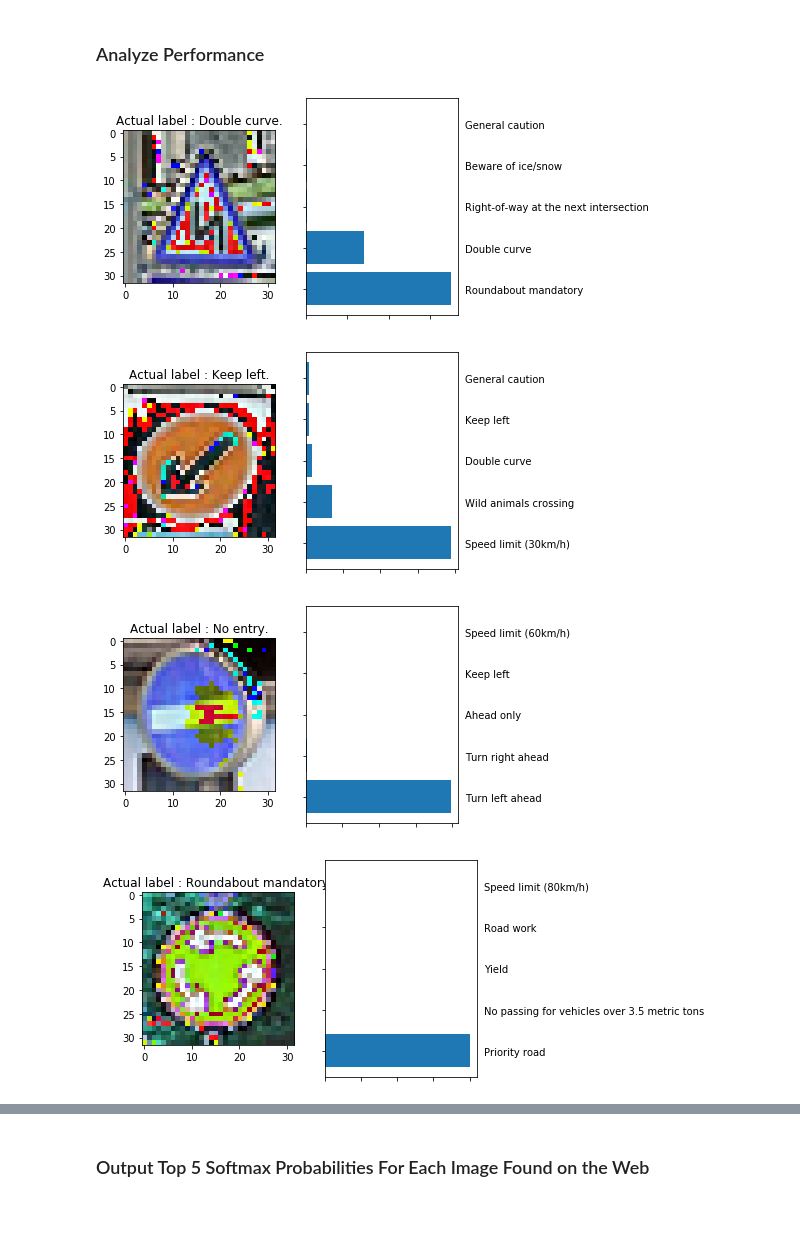
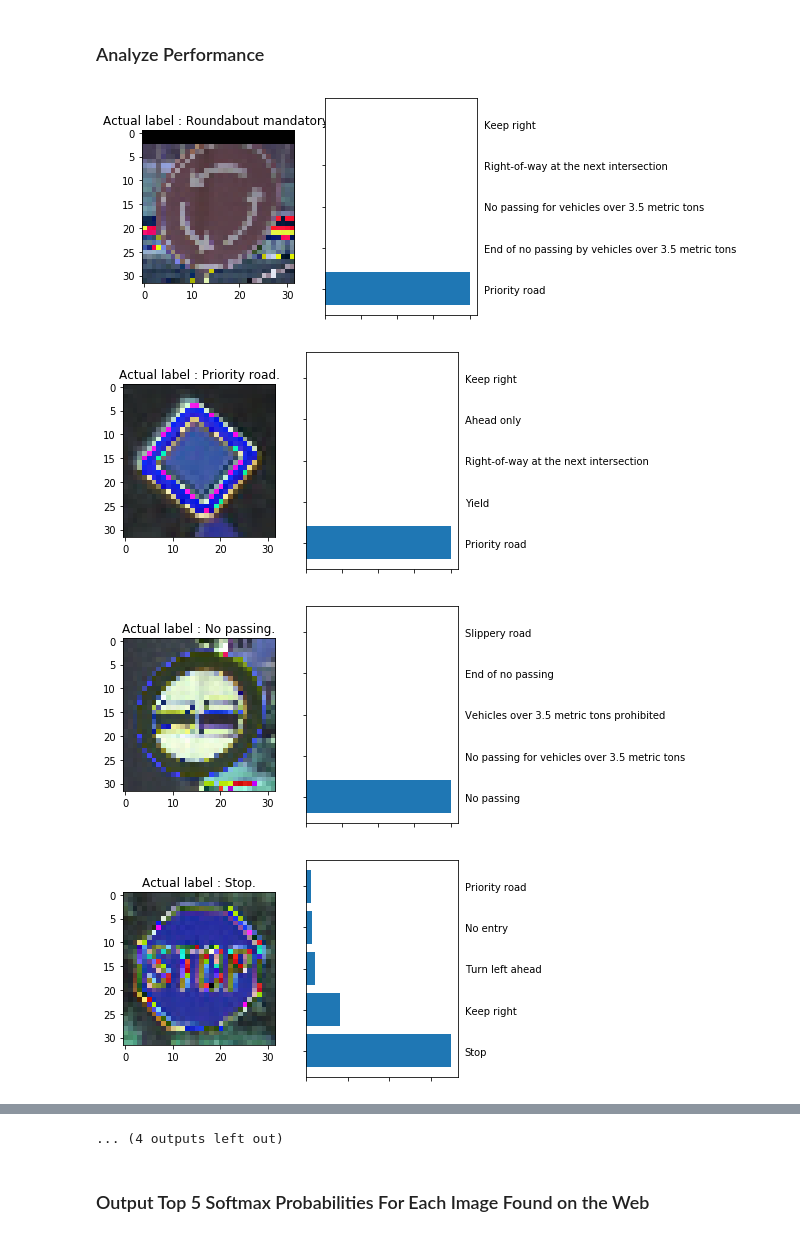
Before and after one commit to Labonneguigue/CarND-Traffic-Sign-Classifier-Project, a Jupyter notebook: Traffic_Sign_Classifier.ipynb, the cells around one changed output, grey strips where cells are left out. Drawn from its saved outputs; the diff is of its cells as text; code cells hidden in the pictures.

Commit message:
New test images and PPM test

```diff
--- a/Traffic_Sign_Classifier.ipynb
+++ b/Traffic_Sign_Classifier.ipynb
@@ -382,12 +385,15 @@ X_train_augmented_rotate = np.zeros(shape=(X_train.shape))
 for i in range(0, n_train):
     X_train_augmented_rotate[i] = augmentImageRotate(X_train[i], rectified_train_coords[i])
 print("Augmented.")
+# %%
+X_train_augmented = np.append(X_train_augmented, X_train_augmented_stretch, axis = 0)
+#X_train_augmented = np.append(X_train_augmented, X_train_augmented_rotate, axis = 0)
+y_train_augmented = np.append(y_train_augmented, y_train_augmented, axis = 0)
 # %%
-augment_dataset = 0
+augment_dataset = 1
 
 if augment_dataset:
     min_nb_img_per_class = 2000
-    cum_sum_nb_train = cumsum(nb_train)
 
     print("Size of the augmented training set : {}".format(X_train_augmented.shape[0]))
 
@@ -395,7 +401,7 @@ if augment_dataset:
         if (nb_train[Class] < min_nb_img_per_class):
             toBeAdded = min_nb_img_per_class - nb_train[Class]
             class_label = y_train[Class]
-            #X_train_augmented_2 = np.zeros(shape=(toBeAdded, X_train.shape[1], X_train.shape[2], X_train.shape[3]))
+            X_train_augmented_2 = np.zeros(shape=(toBeAdded, X_train.shape[1], X_train.shape[2], X_train.shape[3]))
             #y_train_augmented_2 = np.zeros(shape=(toBeAdded))
             while (toBeAdded > 0):
                 if Class == 0:
@@ -403,23 +409,23 @@ if augment_dataset:
                 else:
                     i = (toBeAdded % nb_train[Class]) + cum_sum_nb_train[Class-1]
                 #assert Class == y_train[i], "Class : {} , i : {} , y_train[i] {}".format(Class, i, y_train[i])
-                if (i%2==0):
+                #if (i%2==0):
                     #X_train_augmented_2[toBeAdded-1] = augmentImageRotate(X_train[i], rectified_train_coords[i])
                     #y_train_augmented_2[toBeAdded-1] = y_train[i]
-                    X_train_augmented = np.append(X_train_augmented, augmentImageRotate(X_train[i], rectified_train_coords[i])[np.newaxis], axis = 0)
-                else:
-                    #X_train_augmented_2[toBeAdded-1] = augmentImageStretch(X_train[i], rectified_train_coords[i])
+                    #X_train_augmented = np.append(X_train_augmented, augmentImageRotate(X_train[i], rectified_train_coords[i])[np.newaxis], axis = 0)
+                #else:
+                X_train_augmented_2[toBeAdded-1] = augmentImageStretch(X_train[i], rectified_train_coords[i])
                     #y_train_augmented_2[toBeAdded-1] = y_train[i]
-                    X_train_augmented = np.append(X_train_augmented, augmentImageStretch(X_train[i], rectified_train_coords[i])[np.newaxis], axis = 0)
+                #X_train_augmented = np.append(X_train_augmented, augmentImageStretch(X_train[i], rectified_train_coords[i])[np.newaxis], axis = 0)
                 #augmented = augmentImageStretch(X_train[i+1], rectified_train_coords[i+1])
                 #X_train_augmented = np.concatenate((X_train_augmented, [augmented]), axis=0)
                 #y_train_augmented = np.concatenate((y_train_augmented, [y_train[i+1]]))
                 toBeAdded -= 1
-            #X_train_augmented = np.concatenate((X_train_augmented, X_train_augmented_2), axis=0)
+            X_train_augmented = np.concatenate((X_train_augmented, X_train_augmented_2), axis=0)
             #y_train_augmented = np.concatenate((y_train_augmented, y_train_augmented_2), axis=0)
             # Fill the labels with the according label so that each image have their according label.
             y_train_augmented = np.append(y_train_augmented, np.full((X_train_augmented.shape[0] - y_train_augmented.shape[0]), class_label, dtype = int))
-
+            assert(X_train_augmented.shape[0] == y_train_augmented.shape[0])
             print("Class : {} , X_train_augmented_2.shape {}".format(Class, X_train_augmented_2.shape))
 
     print(y_train_augmented)
@@ -497,7 +506,7 @@ BATCH_SIZE = 128
 # Arguments used for tf.truncated_normal, randomly defines variables for the weights and biases for each layer
 mu = 0
 sigma = 0.1
-dropout = 0.70               #Dropout is the probability to keep the parameter -> avoid overfitting
+dropout = 0.50               #Dropout is the probability to keep the parameter -> avoid overfitting
 
 input_depth = 3
 
@@ -895,11 +870,15 @@ from PIL import Image
 import glob
 
 new_images = np.empty([0, 32, 32, 3], dtype = np.float32)
-for filename in glob.glob('new_images/*.png'):
-    image=Image.open(filename)
-    new_images = np.append(new_images, cv2.imread(filename)[np.newaxis], axis=0)
+for filename in glob.glob('new_images/*.ppm'):
+    image = Image.open(filename)
+    new_image = resizeSize(cv2.imread(filename))[np.newaxis]
+    new_images = np.append(new_images, new_image, axis=0)
 
+# Png labels
 labels = np.array([21, 39, 17, 40, 17, 38, 13, 28, 28, 24,0])
+# Ppm labels
+labels = np.array([40, 12, 9, 14, 35, 36, 22, 20, 19, 24, 17, 26, 2, 13, 15, 25])
 nb_new_images = new_images.shape[0]
 assert(labels.shape[0] == new_images.shape[0])
 
@@ -926,33 +905,34 @@ plotSampleAndGetDistribution(unnormalize(new_images_augmented), labels, doPlot=1
 # %%
 x = tf.placeholder(tf.float32, shape = (None, new_images.shape[1], new_images.shape[2], new_images.shape[3]))
 
 def get_top_k_softmax_prob(img, label=None, k=5):
     with tf.Session() as sess:
         saver.restore(sess, tf.train.latest_checkpoint('.'))
-        saver.restore(sess, './lenet')
+        #saver.restore(sess, './lenet')
 
         logits = LeNet(x, keep_prob)
         prediction = tf.nn.softmax(logits=logits)
         top_k_predictions = tf.nn.top_k(prediction, k)
         return sess.run([top_k_predictions], feed_dict = {x : img, keep_prob: 1.})
 
 (top_k_softmax_prob, top_k_labels) = get_top_k_softmax_prob(new_images_augmented)[0]
 signnames_list = np.asarray(signnames_list)
 
 #print("top_k_softmax_prob : {}".format(top_k_softmax_prob))
 #print("top_k_labels : {}".format(top_k_labels))
 
 for i in range(nb_new_images):
     fig = plt.figure(figsize=(6, 4))
     ax=fig.add_subplot(1,2,1)
     ax.imshow(new_images_augmented[i])
     ax.set_title('Actual label : {}.'.format(signnames_list[labels[i]+1][1]))
     ax=fig.add_subplot(1,2,2)
     ax.barh(np.arange(5)+.5, top_k_softmax_prob[i], align='center')
     yticks(np.arange(5)+.5, list(signnames_list[top_k_labels[i]+1,1]))#signnames_list[top_k_softmax_prob[1][i][0]][1])
     ax.tick_params(axis='both', which='both', labelleft='off', labelright='on', labeltop='off', labelbottom='off')
+    savefig(saved_figures_folder+"test_image_pred_" + str(i) + ".png")
 # %% [output]
-[figure, old version]
+[figure, new version]
-[figure, old version]
+[figure, new version]
-[figure, old version]
+[figure, new version]
-[figure, old version]
+[figure, new version]
@@ -966,3 +947,4 @@ for i in range(nb_new_images):
+... (4 outputs left out)
 # %% [markdown]
 ### Output Top 5 Softmax Probabilities For Each Image Found on the Web
 # %% [markdown]
```
Also changed, not shown: parts of 15 cells of this notebook, 51 other files.
